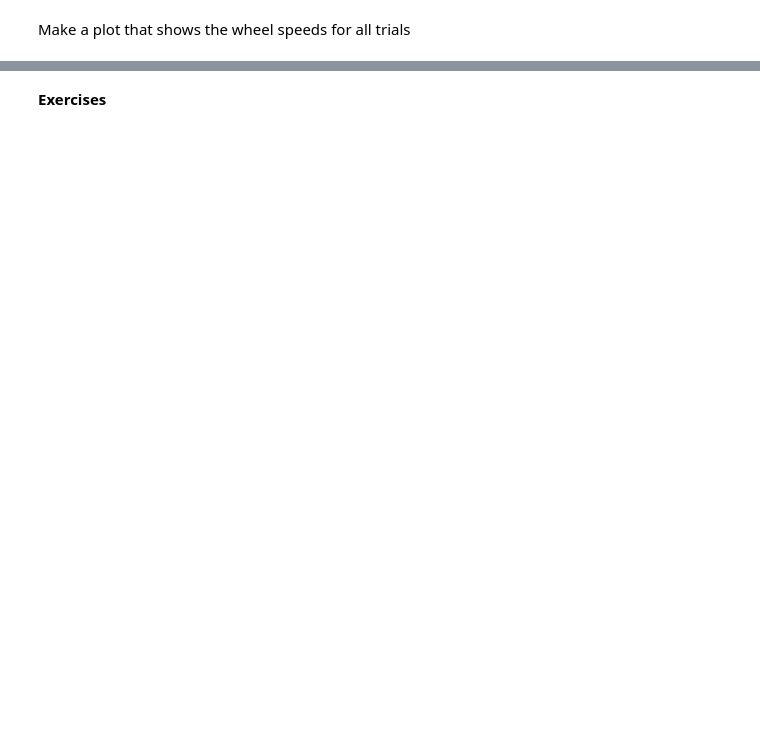
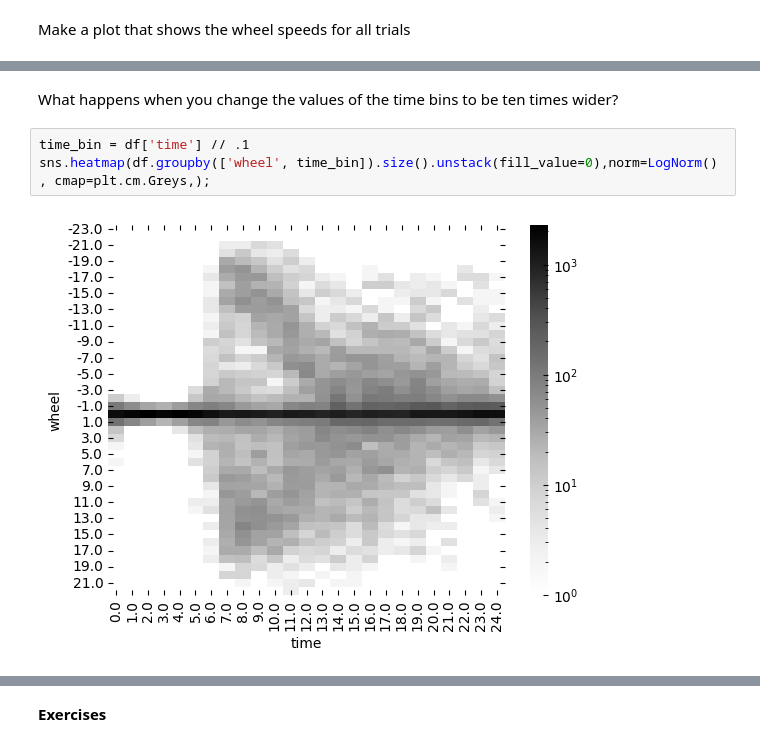
Before and after one commit to ibehave-ibots/iBOTS-Tools, a Jupyter notebook: workshops/python-workshop-1/exercises/ben/Day2-wheelspeed-with-solns.ipynb, the cells around one changed output, grey strips where cells are left out. Drawn from its saved outputs; the diff is of its cells as text; blank space fills up the shorter version.

```diff
--- a/workshops/python-workshop-1/exercises/ben/Day2-wheelspeed-with-solns.ipynb
+++ b/workshops/python-workshop-1/exercises/ben/Day2-wheelspeed-with-solns.ipynb
@@ -331,3 +406,10 @@ Text(0, 0.5, 'wheel speed/arb. units')
+# %% [markdown]
+What happens when you change the values of the time bins to be ten times wider?
+# %%
+time_bin = df['time'] // .1
+sns.heatmap(df.groupby(['wheel', time_bin]).size().unstack(fill_value=0),norm=LogNorm() , cmap=plt.cm.Greys,);
+# %% [output]
+[figure, added]
 # %% [markdown]
 ## 3) Determining Turning Direction
 
```
Also changed, not shown: parts of 105 cells of this notebook, 1 other file.
